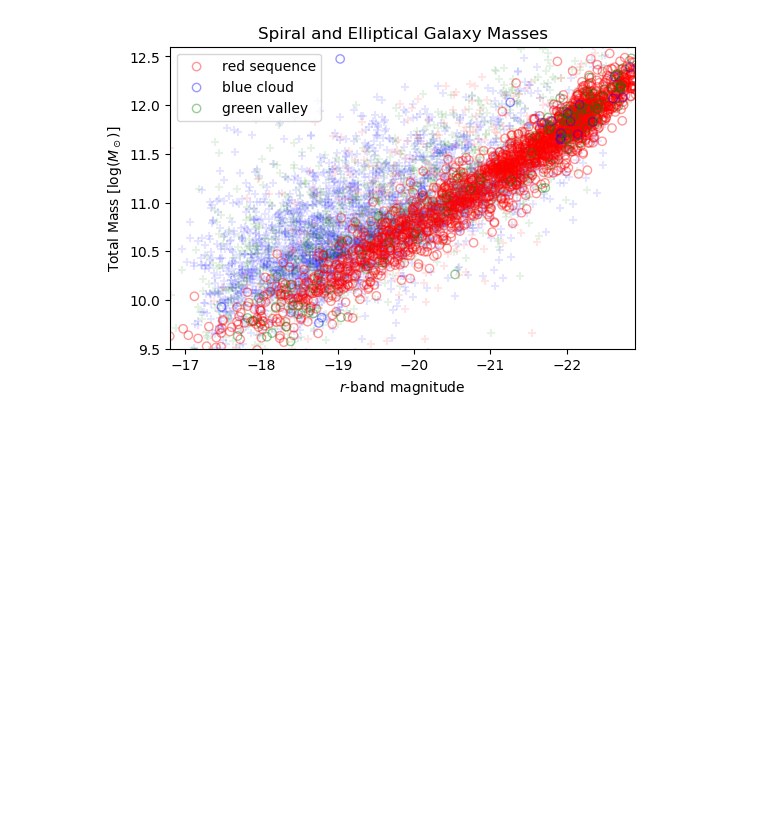
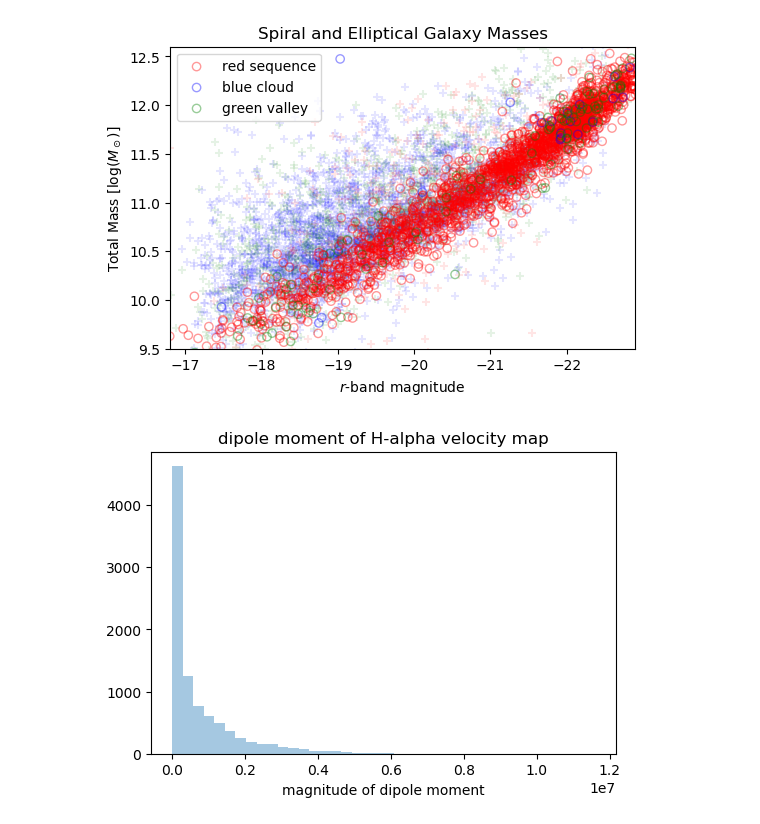
Before and after one commit to kadglass/RotationCurves, a Jupyter notebook: notebooks/elliptical_virial_mass_stats.ipynb, the cells around one changed output. Saved outputs shown, nothing was run; the diff lists cells and outputs as text; code cells hidden in the pictures; blank space fills up the shorter version.

```diff
--- a/notebooks/elliptical_virial_mass_stats.ipynb
+++ b/notebooks/elliptical_virial_mass_stats.ipynb
@@ -8,7 +8,7 @@ import numpy.ma as ma
 matplotlib.rcParams['figure.dpi'] = 100
 matplotlib.rcParams['savefig.dpi'] = 300
 # %%
-master_table_fn = '/Users/nityaravi/Documents/Research/RotationCurves/data/manga/output_files/DR17/CURRENT_MASTER_TABLE/Elliptical_StelVelDispDAPMeanSigma_Mvir_smoothness_lt_2.fits'
+master_table_fn = '/Users/nityaravi/Documents/Research/RotationCurves/data/manga/output_files/DR17/CURRENT_MASTER_TABLE/Elliptical_StelVelDispDAPMeanSigma_Mvir_smoothness_lt_2_dipole.fits'
 master_table = Table.read(master_table_fn, format='fits')
 # %%
 master_table[0:5]
@@ -157,3 +157,14 @@ plt.ylim(9.5,12.6)
 plt.savefig(plot_dir + 'mag_totmass_allmorph_zoom.png')
 # %% [output]
 [figure]
+# %%
+dipoles = master_table[master_table['dipole_moment'] > 0]
+# %%
+hist, bins, _ = plt.hist(dipoles['dipole_moment'], bins=40, alpha=0.4)
+
+logbins = np.logspace(np.log10(bins[0]),np.log10(bins[-1]),len(bins))
+plt.title('dipole moment of H-alpha velocity map')
+plt.xlabel('magnitude of dipole moment')
+plt.savefig(plot_dir + 'dipole_moment.png')
+# %% [output]
+[figure, added]
```
Also changed, not shown: parts of 1 cell of this notebook.
